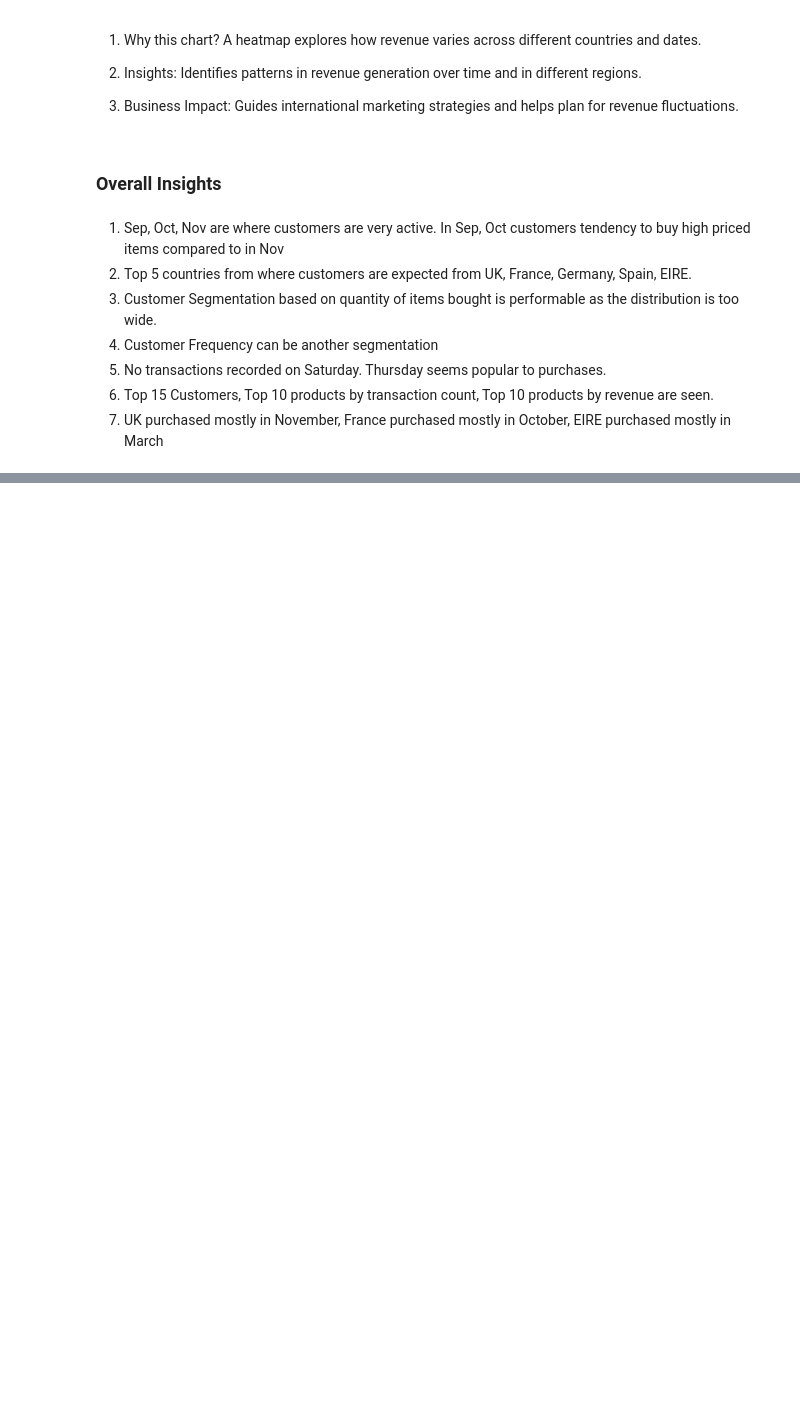
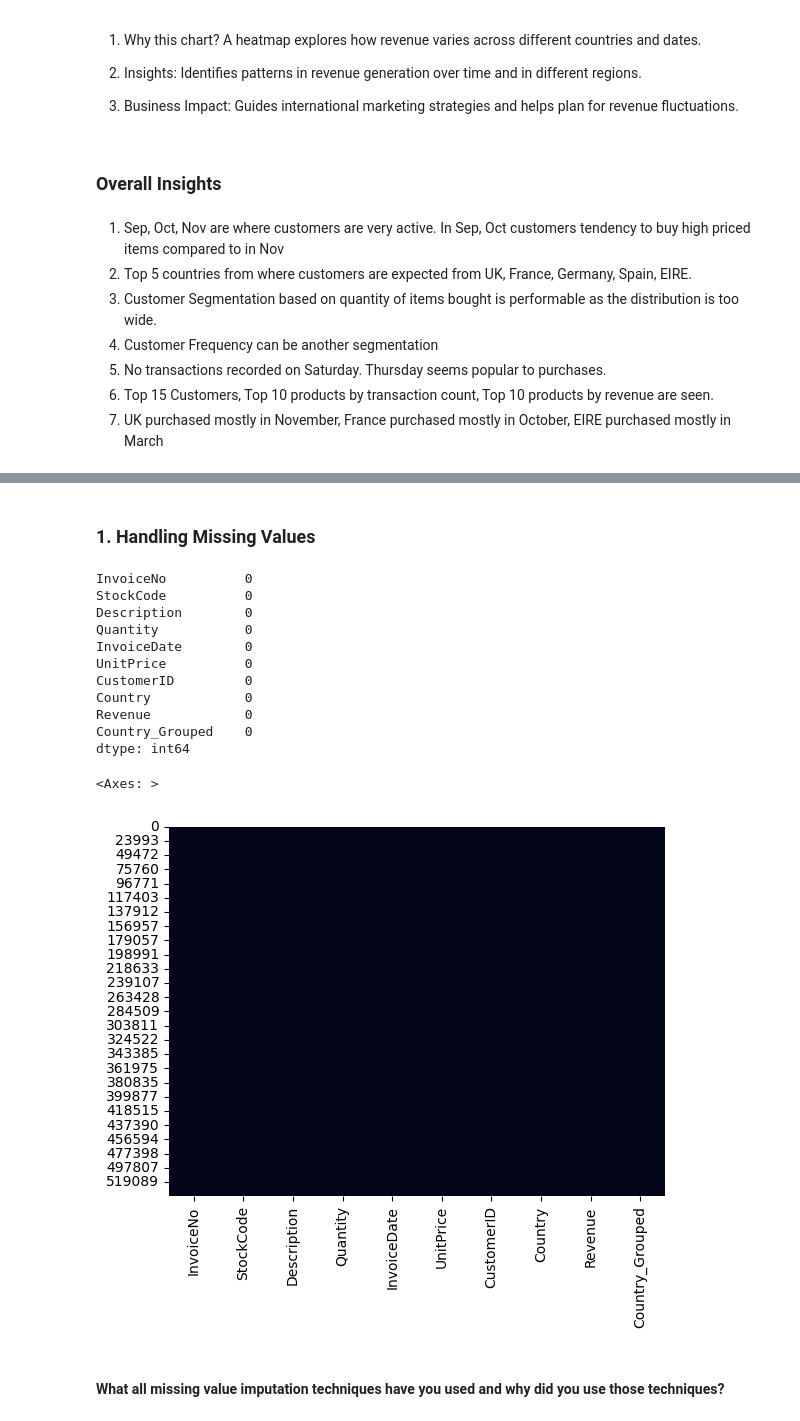
Before and after one commit to keerthana-narra/Online-Retail-Customer-Segmentation, a Jupyter notebook: Capstone_Project_Online_Retail_Customer_Segmentation.ipynb, the cells around one changed output, grey strips where cells are left out. Saved outputs shown, nothing was run; the diff lists cells and outputs as text; code cells hidden in the pictures; blank space fills up the shorter version.

```diff
--- a/Capstone_Project_Online_Retail_Customer_Segmentation.ipynb
+++ b/Capstone_Project_Online_Retail_Customer_Segmentation.ipynb
@@ -404,0 +670,32 @@ plt.show()
+# %%
+import pandas as pd
+from scipy.stats import ttest_ind
+
+# Assuming your dataframe is named 'df'
+# Replace 'your_dataframe.csv' with your actual file or data source
+# df = pd.read_csv('your_dataframe.csv')
+
+# Assuming 'Revenue' is the total revenue for each transaction (Quantity * UnitPrice)
+# and 'CustomerType' is the column indicating whether the customer is new (1) or existing (0)
+
+df['TransactionCount'] = df.groupby('CustomerID')['InvoiceNo'].transform('nunique')
+
+# Create a 'CustomerType' column (1 for new, 0 for existing)
+df['CustomerType'] = (df['TransactionCount'] < 2).astype(int)
+
+new_customer_revenue = df[df['CustomerType'] == 1]['Revenue']
+existing_customer_revenue = df[df['CustomerType'] == 0]['Revenue']
+
+# Perform two-sided t-test
+t_stat, p_value = ttest_ind(new_customer_revenue, existing_customer_revenue)
+
+# Display the results
+print("T-statistic:", t_stat)
+print("P-value:", p_value)
+
+# Determine statistical significance based on the p-value
+alpha = 0.05
+if p_value < alpha:
+    print("Reject the null hypothesis. There is a significant difference in average spending per transaction between new and existing customers.")
+else:
+    print("Fail to reject the null hypothesis. There is no significant evidence of a difference in average spending per transaction between new and existing customers.")
@@ -404,0 +712,2 @@ plt.show()
+# %%
+df.drop(columns = ['RecentCustomer', 'FrequentCustomer', 'TimeOfDay', 'Weekday', 'TransactionCount', 'CustomerType'], inplace = True)
@@ -404,0 +722,26 @@ plt.show()
+# %% [markdown]
+### 1. Handling Missing Values
+# %%
+# Handling Missing Values & Missing Value Imputation
+# Missing Values/Null Values Count
+print(df.isnull().sum())
+
+# Visualizing the missing values
+# Checking Null Value by plotting Heatmap
+sns.heatmap(df.isnull(), cbar=False)
+# %% [output]
+InvoiceNo          0
+StockCode          0
+Description        0
+Quantity           0
+InvoiceDate        0
+UnitPrice          0
+CustomerID         0
+Country            0
+Revenue            0
+Country_Grouped    0
+dtype: int64
+<Axes: >
+[figure, added]
+# %% [markdown]
+#### What all missing value imputation techniques have you used and why did you use those techniques?
```
Also changed, not shown: parts of 119 cells of this notebook.
